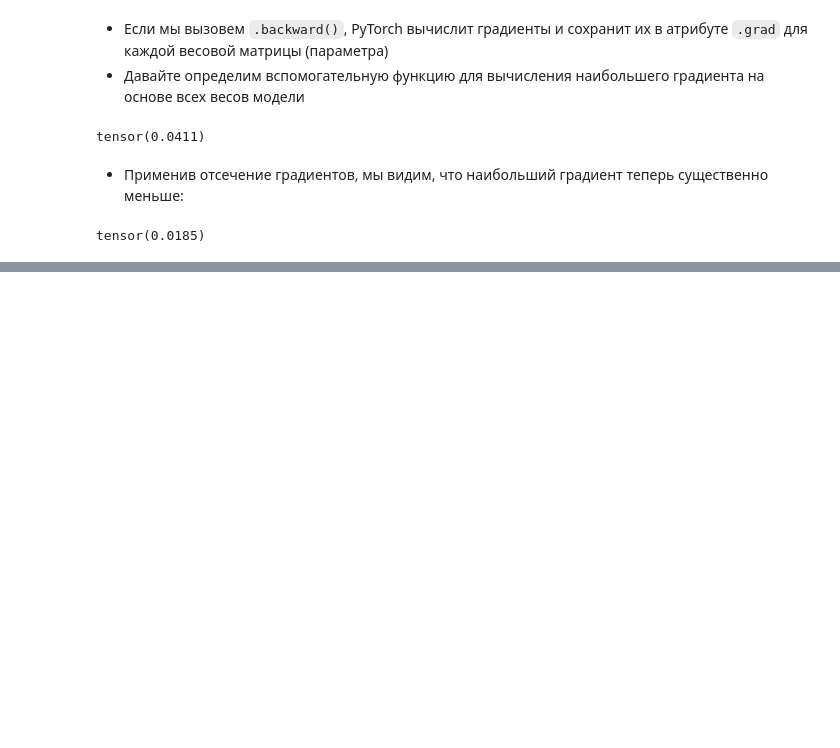
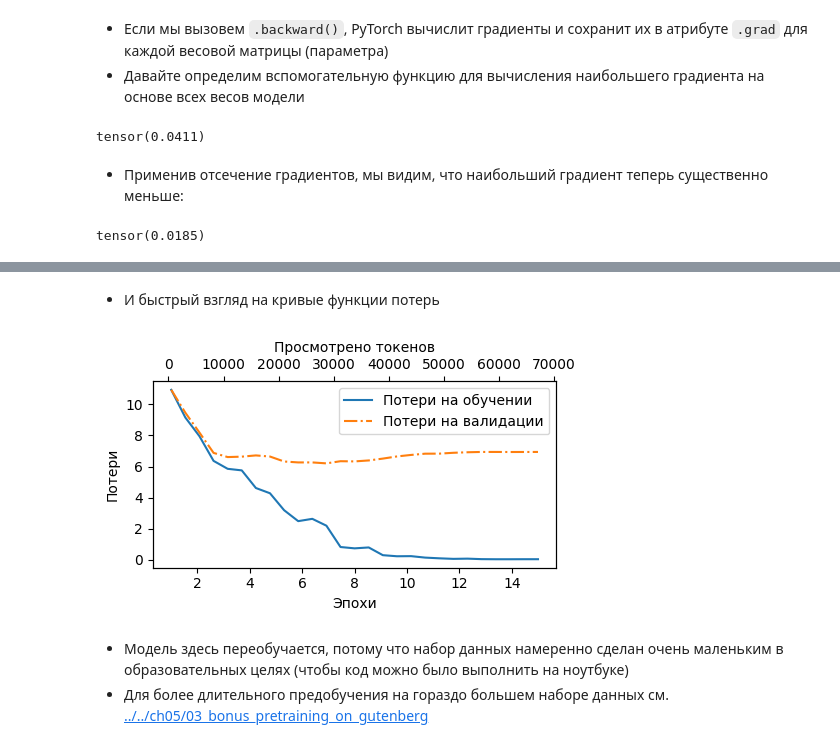
Before and after one commit to vnook-dedoolee/building-llm, a Jupyter notebook: 08-adding-bells-and-whistles-to-the-training-loop/appendix-d.ipynb, the cells around one changed output, grey strips where cells are left out. Cells and saved outputs as stored; diff of their text form; code cells hidden in the pictures; blank space fills up the shorter version.

```diff
--- a/08-adding-bells-and-whistles-to-the-training-loop/appendix-d.ipynb
+++ b/08-adding-bells-and-whistles-to-the-training-loop/appendix-d.ipynb
@@ -285,0 +427,14 @@ tensor(0.0185)
+# %% [markdown]
+- И быстрый взгляд на кривые функции потерь
+# %%
+from previous_chapters import plot_losses
+
+epochs_tensor = torch.linspace(1, n_epochs, len(train_losses))
+plot_losses(epochs_tensor, tokens_seen, train_losses, val_losses)
+plt.tight_layout(); plt.savefig("3.pdf")
+plt.show()
+# %% [output]
+[figure, added]
+# %% [markdown]
+- Модель здесь переобучается, потому что набор данных намеренно сделан очень маленьким в образовательных целях (чтобы код можно было выполнить на ноутбуке)
+- Для более длительного предобучения на гораздо большем наборе данных см. [../../ch05/03_bonus_pretraining_on_gutenberg](../../ch05/03_bonus_pretraining_on_gutenberg)
```
Also changed, not shown: parts of 6 cells of this notebook.
